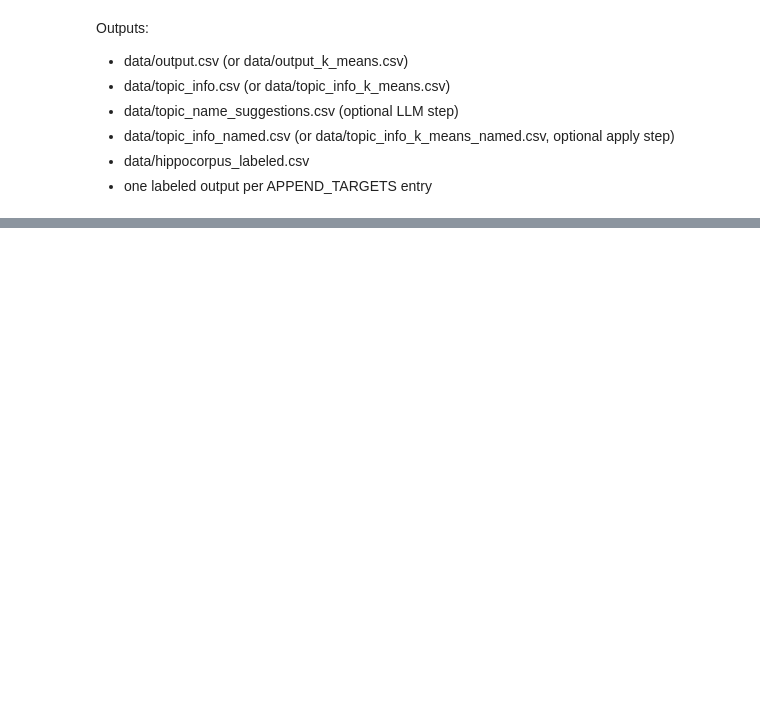
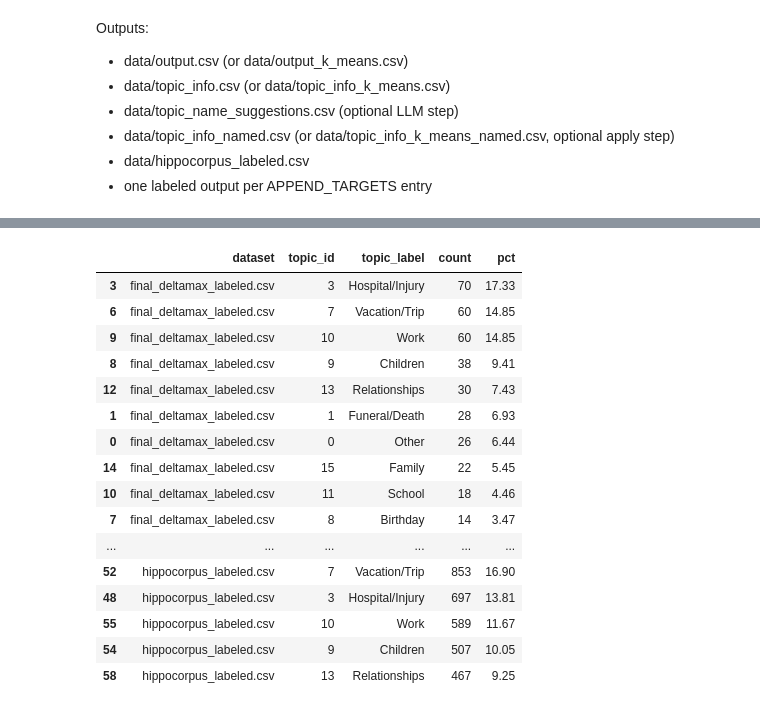
Before and after one commit to Lucca878/BERTopic, a Jupyter notebook: notebooks/topicExploration.ipynb, the cells around one changed output, grey strips where cells are left out. Drawn from its saved outputs; the diff is of its cells as text; code cells hidden in the pictures; blank space fills up the shorter version.

```diff
--- a/notebooks/topicExploration.ipynb
+++ b/notebooks/topicExploration.ipynb
@@ -37,6 +37,11 @@ LABELED_HIPPOCORPUS_PATH = DATA_DIR / 'hippocorpus_labeled.csv'
 APPEND_TARGETS = [
     {'input': 'final.csv', 'index_col': 'os_id', 'output': 'final_labeled.csv'},
     {'input': 'final_deltamax.csv', 'index_col': 'os_id', 'output': 'final_deltamax_labeled.csv'},
+    {'input': 'gemma4_raw.csv', 'index_col': 'statement_id', 'output': 'gemma4_raw_labeled.csv'},
+    {'input': 'llama3.3_raw.csv', 'index_col': 'statement_id', 'output': 'llama3.3_raw_labeled.csv'},
+    {'input': 'qwen3_raw.csv', 'index_col': 'statement_id', 'output': 'qwen3_raw_labeled.csv'},
+    {'input': 'study1_final.csv', 'index_col': 'statement_id', 'output': 'study1_final_labeled.csv'},
+    {'input': 'hippocorpus_test_truncated_80_100.csv', 'index_col': 'index', 'output': 'hippocorpus_test_truncated_80_100_labeled.csv'},
 ]
 
 hip = pd.read_csv(HIPPOCORPUS_PATH, sep=',')
@@ -372,9 +652,17 @@ for target in APPEND_TARGETS:
     index_col = target['index_col']
 
     reduced = pd.read_csv(input_path)
+    if index_col not in reduced.columns:
+        print(f"Skipping {input_path}: missing join column '{index_col}'")
+        continue
+
     reduced[index_col] = reduced[index_col].astype(str)
 
-    merged = reduced.merge(labels, left_on=index_col, right_on='index', how='left').drop(columns=['index'])
+    merged = reduced.merge(labels, left_on=index_col, right_on='index', how='left')
+    # Keep source index column when the join key itself is named 'index'.
+    if index_col != 'index':
+        merged = merged.drop(columns=['index'])
+
     missing = merged['topic_label'].isna().sum()
 
     merged.to_csv(output_path, index=False)
@@ -389,0 +688,48 @@ Outputs:
+# %%
+labeled_outputs = sorted({target['output'] for target in APPEND_TARGETS} | {'hippocorpus_labeled.csv'})
+
+all_stats = []
+
+for output_name in labeled_outputs:
+    output_path = DATA_DIR / output_name
+    if not output_path.exists():
+        print(f'Skipping missing file: {output_path}')
+        continue
+
+    df = pd.read_csv(output_path)
+    required_cols = {'topic_id', 'topic_label'}
+    missing_cols = required_cols.difference(df.columns)
+    if missing_cols:
+        print(f"Skipping {output_name}: missing columns {sorted(missing_cols)}")
+        continue
+
+    stats = (
+        df.groupby(['topic_id', 'topic_label'], dropna=False)
+        .size()
+        .rename('count')
+        .reset_index()
+    )
+    stats['dataset'] = output_name
+    stats['pct'] = (stats['count'] / len(df) * 100).round(2) if len(df) else 0.0
+    all_stats.append(stats)
+
+if all_stats:
+    topic_stats_overview = pd.concat(all_stats, ignore_index=True)
+    topic_stats_overview = topic_stats_overview[['dataset', 'topic_id', 'topic_label', 'count', 'pct']]
+    topic_stats_overview = topic_stats_overview.sort_values(['dataset', 'count'], ascending=[True, False])
+
+    overview_path = DATA_DIR / 'topic_stats_overview.csv'
+    topic_stats_overview.to_csv(overview_path, index=False)
+
+    print(f'Saved: {overview_path}')
+    display(topic_stats_overview.head(50))
+
+    dataset_totals = (
+        topic_stats_overview.groupby('dataset', as_index=False)['count']
+        .sum()
+        .rename(columns={'count': 'rows'})
+    )
+    display(dataset_totals)
+else:
+    print('No labeled CSVs with topic columns were found.')
+# %% [output]
@@ -389,0 +737,17 @@ Outputs:
+|  | dataset | topic_id | topic_label | count | pct |
+| 3 | final_deltamax_labeled.csv | 3 | Hospital/Injury | 70 | 17.33 |
+| 6 | final_deltamax_labeled.csv | 7 | Vacation/Trip | 60 | 14.85 |
+| 9 | final_deltamax_labeled.csv | 10 | Work | 60 | 14.85 |
+| 8 | final_deltamax_labeled.csv | 9 | Children | 38 | 9.41 |
+| 12 | final_deltamax_labeled.csv | 13 | Relationships | 30 | 7.43 |
+| 1 | final_deltamax_labeled.csv | 1 | Funeral/Death | 28 | 6.93 |
+| 0 | final_deltamax_labeled.csv | 0 | Other | 26 | 6.44 |
+| 14 | final_deltamax_labeled.csv | 15 | Family | 22 | 5.45 |
+| 10 | final_deltamax_labeled.csv | 11 | School | 18 | 4.46 |
+| 7 | final_deltamax_labeled.csv | 8 | Birthday | 14 | 3.47 |
+| ... | ... | ... | ... | ... | ... |
+| 52 | hippocorpus_labeled.csv | 7 | Vacation/Trip | 853 | 16.90 |
+| 48 | hippocorpus_labeled.csv | 3 | Hospital/Injury | 697 | 13.81 |
+| 55 | hippocorpus_labeled.csv | 10 | Work | 589 | 11.67 |
+| 54 | hippocorpus_labeled.csv | 9 | Children | 507 | 10.05 |
+| 58 | hippocorpus_labeled.csv | 13 | Relationships | 467 | 9.25 |
```
Also changed, not shown: parts of 10 cells of this notebook.
